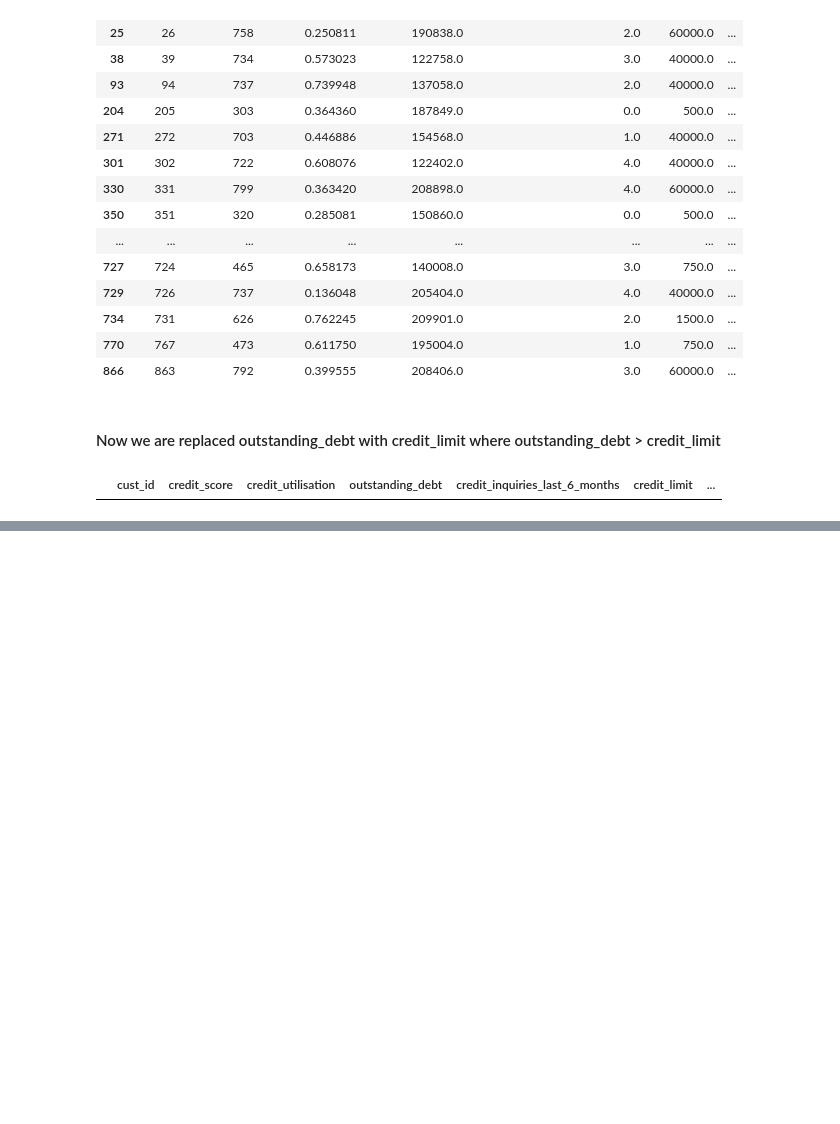
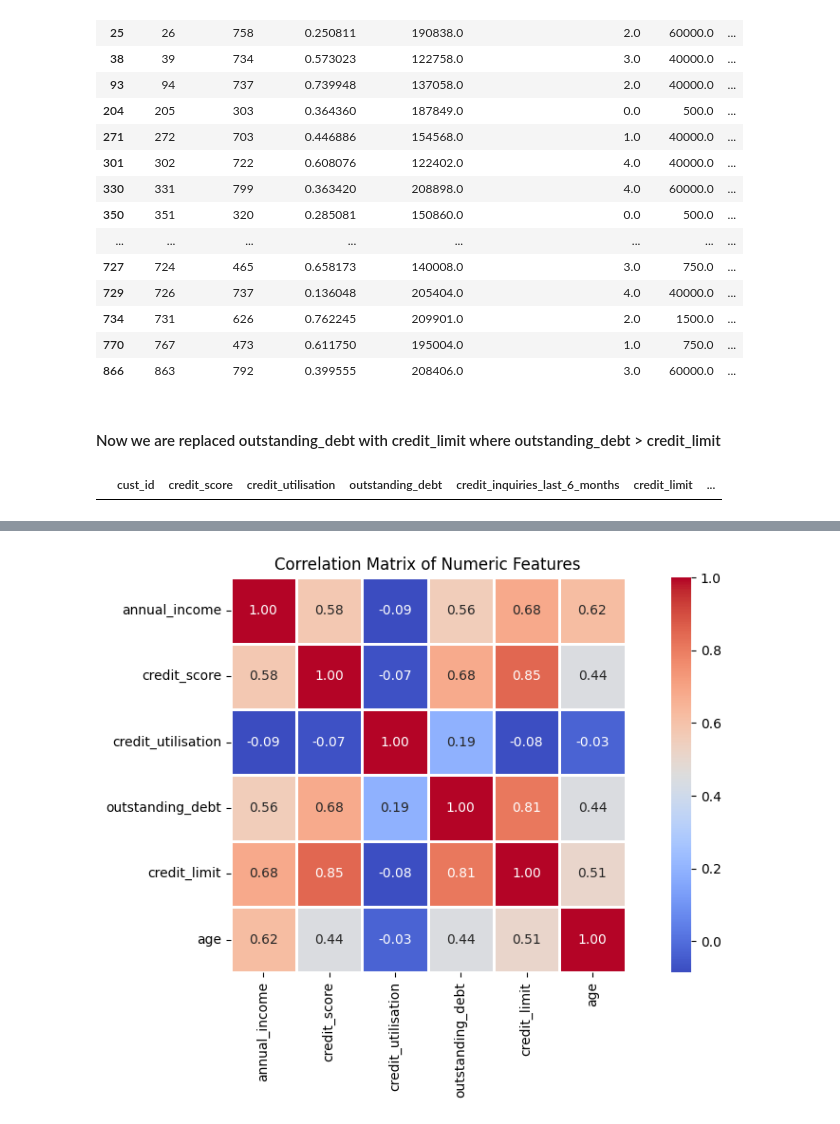
Before and after one commit to ashishjadhav123/Math-and-Statistics-DS, a Jupyter notebook: Project/Phase 1 - Find Target Market/Phase1_AtliQo_Bank.ipynb, the cells around one changed output, grey strips where cells are left out. Saved outputs shown, nothing was run; the diff lists cells and outputs as text; code cells hidden in the pictures; blank space fills up the shorter version.

Commit message:
Correlation among Credit Profile Variables 116-07-2025

```diff
--- a/Project/Phase 1 - Find Target Market/Phase1_AtliQo_Bank.ipynb
+++ b/Project/Phase 1 - Find Target Market/Phase1_AtliQo_Bank.ipynb
@@ -660,0 +679,3 @@ df_credit_profile[df_credit_profile['outstanding_debt'] > df_credit_profile['cre
+# %%
+df_mearged = df_customer.merge(df_credit_profile, on='cust_id', how='inner')
+df_mearged.head()
@@ -660,0 +697,12 @@ df_credit_profile[df_credit_profile['outstanding_debt'] > df_credit_profile['cre
+# %%
+# numeric_coluimns = df_mearged.select_dtypes(include=[np.number]).columns.tolist()
+numeric_coluimns = [
+ 'annual_income',
+ 'credit_score',
+ 'credit_utilisation',
+ 'outstanding_debt',
+ 'credit_limit',
+ 'age']
+# %%
+correlation_matrix = df_mearged[numeric_coluimns].corr()
+correlation_matrix
@@ -660,0 +717,8 @@ df_credit_profile[df_credit_profile['outstanding_debt'] > df_credit_profile['cre
+# %%
+plt.figure(figsize=(10, 6))
+sns.heatmap(correlation_matrix, annot=True, cmap='coolwarm', fmt='.2f', square=True, linewidths=0.8)
+plt.title('Correlation Matrix of Numeric Features')
+plt.tight_layout()
+plt.show()
+# %% [output]
+[figure, added]
```
Also changed, not shown: parts of 6 cells of this notebook.
